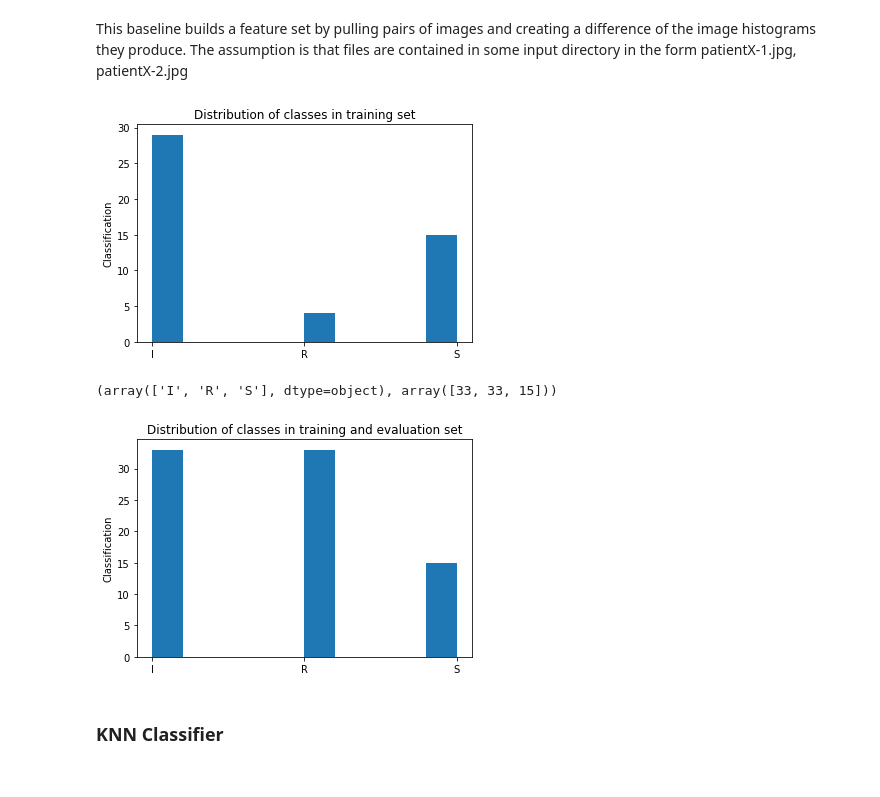
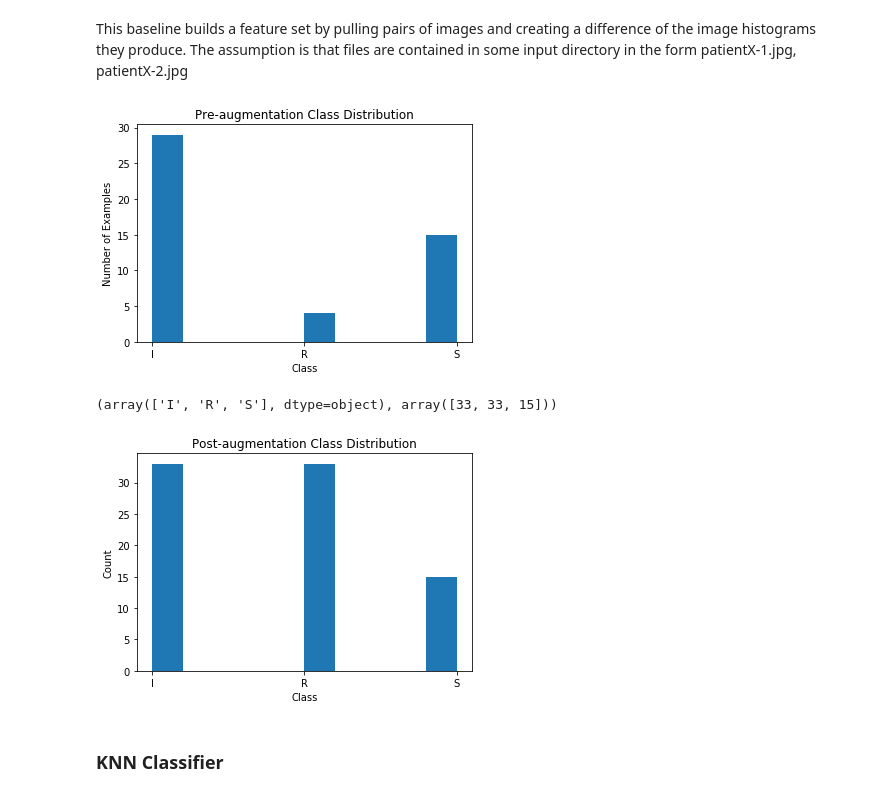
Before and after one commit to annamerk/crmo-diagnosis-using-mri, a Jupyter notebook: inception/Inception CNN retraining.ipynb, the cells around one changed output. Saved outputs shown, nothing was run; the diff lists cells and outputs as text; code cells hidden in the pictures.

```diff
--- a/inception/Inception CNN retraining.ipynb
+++ b/inception/Inception CNN retraining.ipynb
@@ -64,26 +64,28 @@ y_reduced_aug2 = train_reduced_dim_aug2["y"]
 # %%
 # Plot distribution of datapoints
 # Suvadip suggested trying a binary classifier by combining regressed and persistent into one class.
 # Then use ROC curve (used in binary classification) to evaluate model
-plt.title('Distribution of classes in training set')
-plt.ylabel('Classification')
+plt.title('Pre-augmentation Class Distribution')
+plt.xlabel('Class')
+plt.ylabel('Number of Examples')
 ind = np.arange(3)
 plt.hist(y_diff.tolist())
 plt.show()
 # %% [output]
-[figure, old version]
+[figure, new version]
 # %%
 np.unique(y_reduced_aug3, return_counts=True)
 # %% [output]
 (array(['I', 'R', 'S'], dtype=object), array([33, 33, 15]))
 # %%
-plt.title('Distribution of classes in training and evaluation set')
-plt.ylabel('Classification')
+plt.title('Post-augmentation Class Distribution')
+plt.ylabel('Count')
+plt.xlabel('Class')
 ind = np.arange(3)
-plt.hist(y_reduced_aug2.tolist())
+plt.hist(y_reduced_aug2.tolist(), rwidth=2)
 plt.show()
 # %% [output]
-[figure, old version]
+[figure, new version]
 # %%
 # This is based on recommendation from Suvadip. Leave one out is used for VERY small samples (size 15-20)
 lpo = LeavePOut(3)
```
Also changed, not shown: parts of 12 cells of this notebook, 1 other file.
